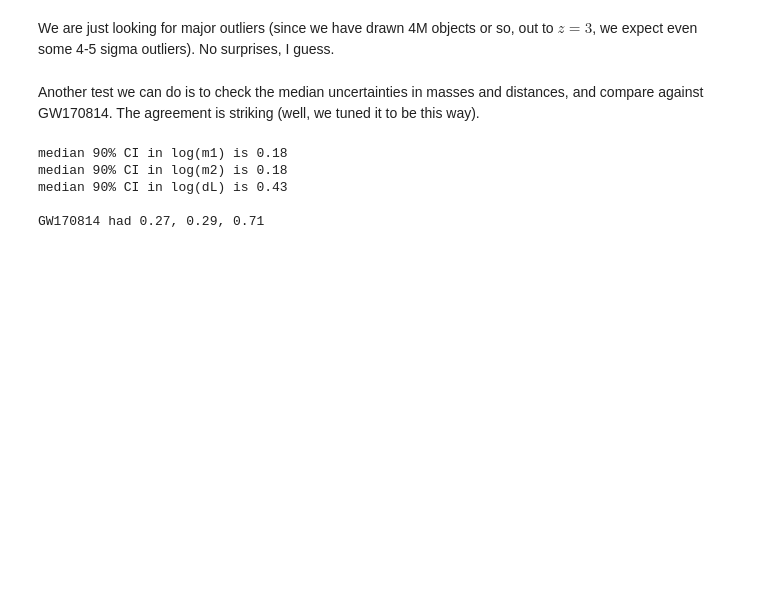
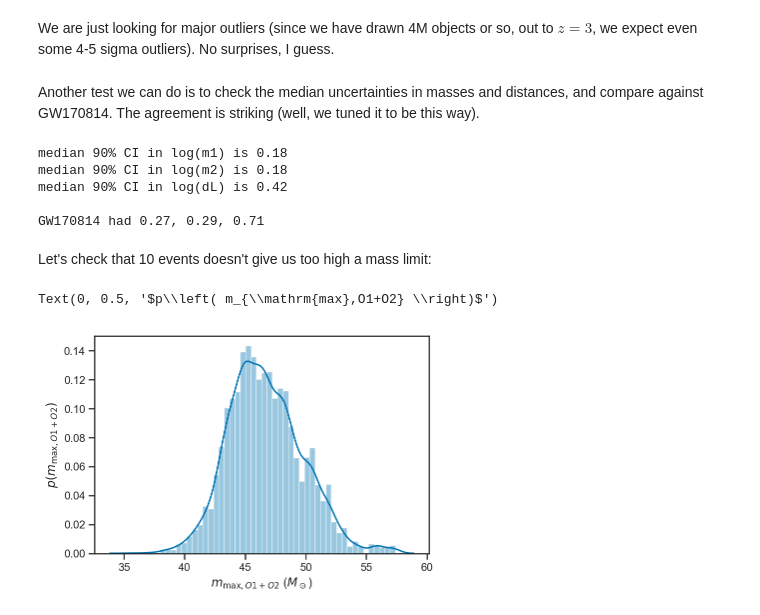
Before and after one commit to farr/PISNLineCosmography, a Jupyter notebook: InferParameters.ipynb, the cells around one changed output. Saved outputs shown, nothing was run; the diff lists cells and outputs as text; code cells hidden in the pictures; blank space fills up the shorter version.

```diff
--- a/InferParameters.ipynb
+++ b/InferParameters.ipynb
@@ -199,9 +218,9 @@ We are just looking for major outliers (since we have drawn 4M objects or so, ou
 # %% [markdown]
 Another test we can do is to check the median uncertainties in masses and distances, and compare against GW170814.  The agreement is striking (well, we tuned it to be this way).
 # %%
-print('median 90% CI in log(m1) is {:.2f}'.format(median(quantile(log(m1det_samples), 0.95, axis=1) - quantile(log(m1det_samples), 0.05, axis=1))))
-print('median 90% CI in log(m2) is {:.2f}'.format(median(quantile(log(m2det_samples), 0.95, axis=1) - quantile(log(m2det_samples), 0.05, axis=1))))
-print('median 90% CI in log(dL) is {:.2f}'.format(median(quantile(log(dl_samples), 0.95, axis=1) - quantile(log(dl_samples), 0.05, axis=1))))
+print('median 90% CI in log(m1) is {:.2f}'.format(median(percentile(log(m1det_samples), 95, axis=1) - percentile(log(m1det_samples), 5, axis=1))))
+print('median 90% CI in log(m2) is {:.2f}'.format(median(percentile(log(m2det_samples), 95, axis=1) - percentile(log(m2det_samples), 5, axis=1))))
+print('median 90% CI in log(dL) is {:.2f}'.format(median(percentile(log(dl_samples), 95, axis=1) - percentile(log(dl_samples), 5, axis=1))))
 
 print()
 
@@ -209,6 +228,20 @@ print('GW170814 had {:.2f}, {:.2f}, {:.2f}'.format(log(30.5+5.7)-log(30.5-3.0),
 # %% [output]
 median 90% CI in log(m1) is 0.18
 median 90% CI in log(m2) is 0.18
-median 90% CI in log(dL) is 0.43
+median 90% CI in log(dL) is 0.42
 
 GW170814 had 0.27, 0.29, 0.71
+# %% [markdown]
+Let's check that 10 events doesn't give us too high a mass limit:
+# %%
+mhigh = []
+for i in range(10000):
+    mhigh.append(np.max(random.choice(m1s, size=10)))
+mhigh = array(mhigh)
+# %%
+sns.distplot(mhigh)
+xlabel(r'$m_{\mathrm{max},O1+O2}$ ($M_\odot$)')
+ylabel(r'$p\left( m_{\mathrm{max},O1+O2} \right)$')
+# %% [output]
+Text(0, 0.5, '$p\\left( m_{\\mathrm{max},O1+O2} \\right)$')
+[figure, added]
```
Also changed, not shown: parts of 6 cells of this notebook, 3 other files.
